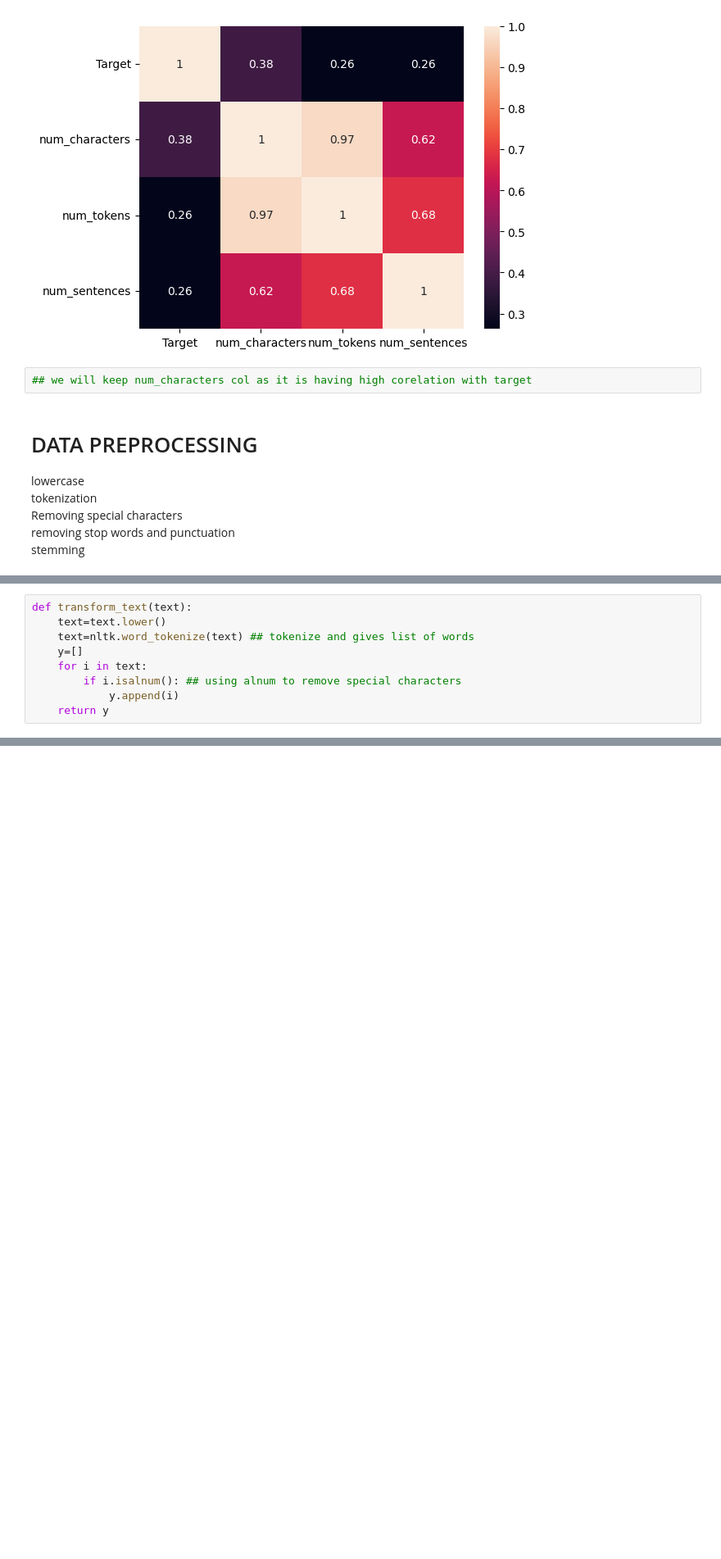
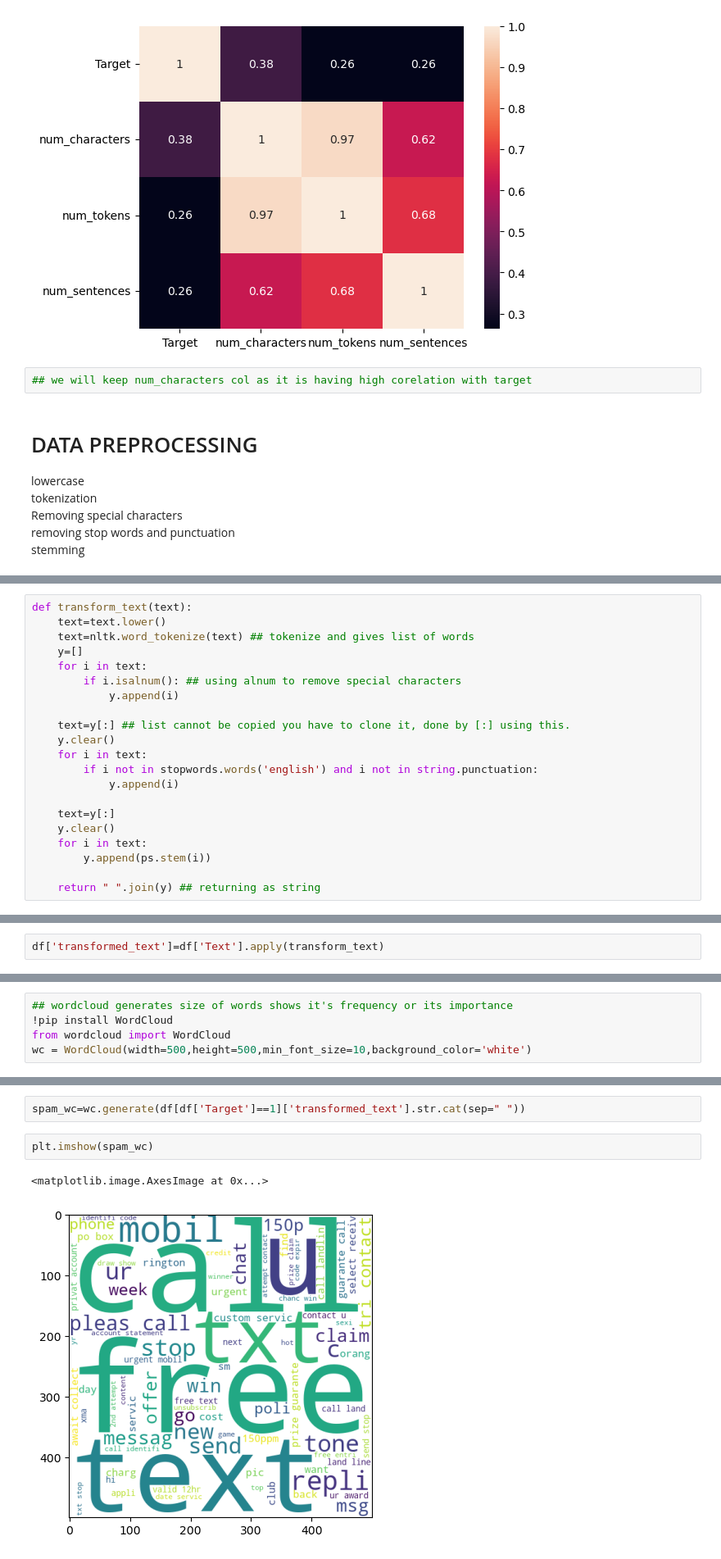
Before and after one commit to SOURAVRAJ9135/email_spam_classifier, a Jupyter notebook: EDA.ipynb, the cells around one changed output, grey strips where cells are left out. Shown: that part at 82% size. Cells and saved outputs as stored; diff of their text form; blank space fills up the shorter version.

```diff
--- a/EDA.ipynb
+++ b/EDA.ipynb
@@ -230,4 +276,16 @@ def transform_text(text):
     for i in text:
         if i.isalnum(): ## using alnum to remove special characters
             y.append(i)
-    return y
+
+    text=y[:] ## list cannot be copied you have to clone it, done by [:] using this.
+    y.clear()
+    for i in text:
+        if i not in stopwords.words('english') and i not in string.punctuation:
+            y.append(i)
+
+    text=y[:]
+    y.clear()
+    for i in text:
+        y.append(ps.stem(i))
+
+    return " ".join(y) ## returning as string
@@ -237,0 +301,2 @@ transform_text('Hi How are you 20%kiran')
+# %%
+df['transformed_text']=df['Text'].apply(transform_text)
@@ -237,0 +312,5 @@ transform_text('Hi How are you 20%kiran')
+# %%
+## wordcloud generates size of words shows it's frequency or its importance
+!pip install WordCloud
+from wordcloud import WordCloud
+wc = WordCloud(width=500,height=500,min_font_size=10,background_color='white')
@@ -237,0 +330,7 @@ transform_text('Hi How are you 20%kiran')
+# %%
+spam_wc=wc.generate(df[df['Target']==1]['transformed_text'].str.cat(sep=" "))
+# %%
+plt.imshow(spam_wc)
+# %% [output]
+<matplotlib.image.AxesImage at 0x...>
+[figure, added]
```
Also changed, not shown: parts of 37 cells of this notebook, 7 other files.
